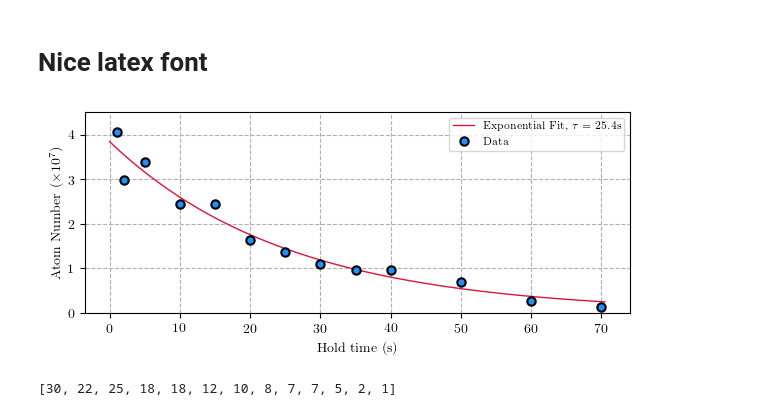
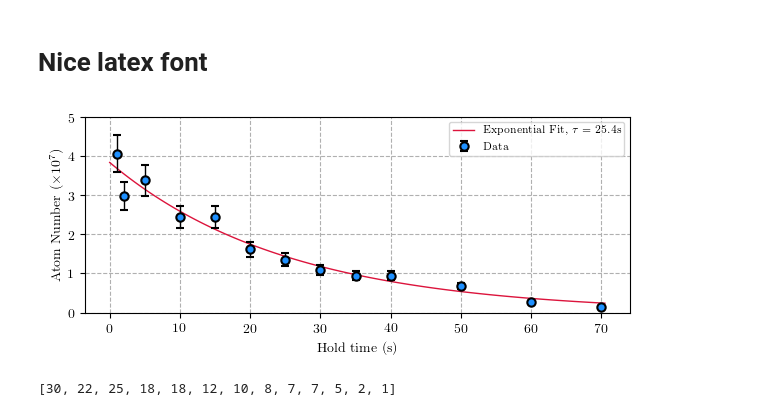
Before and after one commit to hsuchungchuan/Projects, a Jupyter notebook: 3D MOT Plots/MagneticTrap_Mariame/250510 3DBlueMOTMagneticTrapLifetime.ipynb, the cells around one changed output. Cells and saved outputs as stored; diff of their text form; code cells hidden in the pictures.

Commit message:
mag trap atom no error abrs

```diff
--- a/3D MOT Plots/MagneticTrap_Mariame/250510 3DBlueMOTMagneticTrapLifetime.ipynb
+++ b/3D MOT Plots/MagneticTrap_Mariame/250510 3DBlueMOTMagneticTrapLifetime.ipynb
@@ -79,13 +79,13 @@ plt.rcParams["lines.linewidth"] = 1
 plt.rcParams["lines.markersize"] = 6 #data point size
 
 # CHOOSE NICE COLOR FOR DARK MARKER EDGEWIDTH FROM "dodgerblue","mediumseagreen","crimson","mediumpurple","slateblue","darkorange","peru","goldenrod"
-plt.rcParams["lines.linewidth"] = 1
+# plt.rcParams["lines.linewidth"] = 1
 plt.rcParams["lines.markersize"] = 6 #data point size
 plt.rcParams["lines.markeredgewidth"] = 1.5 # width of the edge of the marker
 plt.rcParams["lines.markeredgecolor"] = "black" # color of the edge of the marker
 plt.rcParams["lines.markerfacecolor"] = "dodgerblue" # color of the inside of the marker
 plt.rcParams["lines.marker"] = "o" # marker type, see https://matplotlib.org/stable/api/markers_api.html for all options
-plt.rcParams["lines.color"] = "black" # color of the line
+# plt.rcParams["lines.color"] = "black" # color of the line
 # # CHOOSE NICE COLOR FOR DARK MARKER EDGEWIDTH FROM "dodgerblue","mediumseagreen","crimson","mediumpurple","slateblue","darkorange","peru","goldenrod"
 
 
@@ -133,20 +133,29 @@ def number_of_atoms(photodiode_voltage_in_mV):
 # %%
 t = np.linspace(0,70.5,100)
 plt.plot(t,number_of_atoms(decay(t,28.349860484269342,25.44121183963628)),'-',color='crimson',label=r'Exponential Fit, $\tau = %.1f$s' %tau)
-plt.plot(holdtime,number_of_atoms(np.array(fluor)),'o',label = 'Data')
+# plt.plot(holdtime,number_of_atoms(np.array(fluor)),'o',label = 'Data')
+y_atoms = np.array([number_of_atoms(i) for i in fluor])
+y_err = y_atoms * 0.1175
+plt.errorbar(holdtime, y_atoms, yerr=y_err,
+             ecolor='black',
+             capsize=3,
+             color='black',
+             marker='o',
+             fmt='o',
+             label='Data')
 plt.ylabel(r"Atom Number ($\times$10$^7$)")
 plt.xlabel('Hold time (s)')
 plt.xticks([0,10,20,30,40,50,60,70])
-plt.yticks([0,1,2,3,4])
-plt.ylim(0,4.5)
+plt.yticks([0,1,2,3,4,5])
+plt.ylim(0,5)
 # plt.title('Varying magnetic trap hold times')
 plt.legend()
 # plt.savefig('MagneticTrapLifetimeFit')
 
 # plt.savefig('3DMOT_MagTrapLifetime.png', dpi=300, bbox_inches='tight')
 plt.savefig('250510 3DBlueMOTMagneticTrapLifetime.pdf', dpi=300)
 # %% [output]
-[figure, old version]
+[figure, new version]
 # %%
 fluor
 # %% [output]
```
Also changed, not shown: 1 other file.
